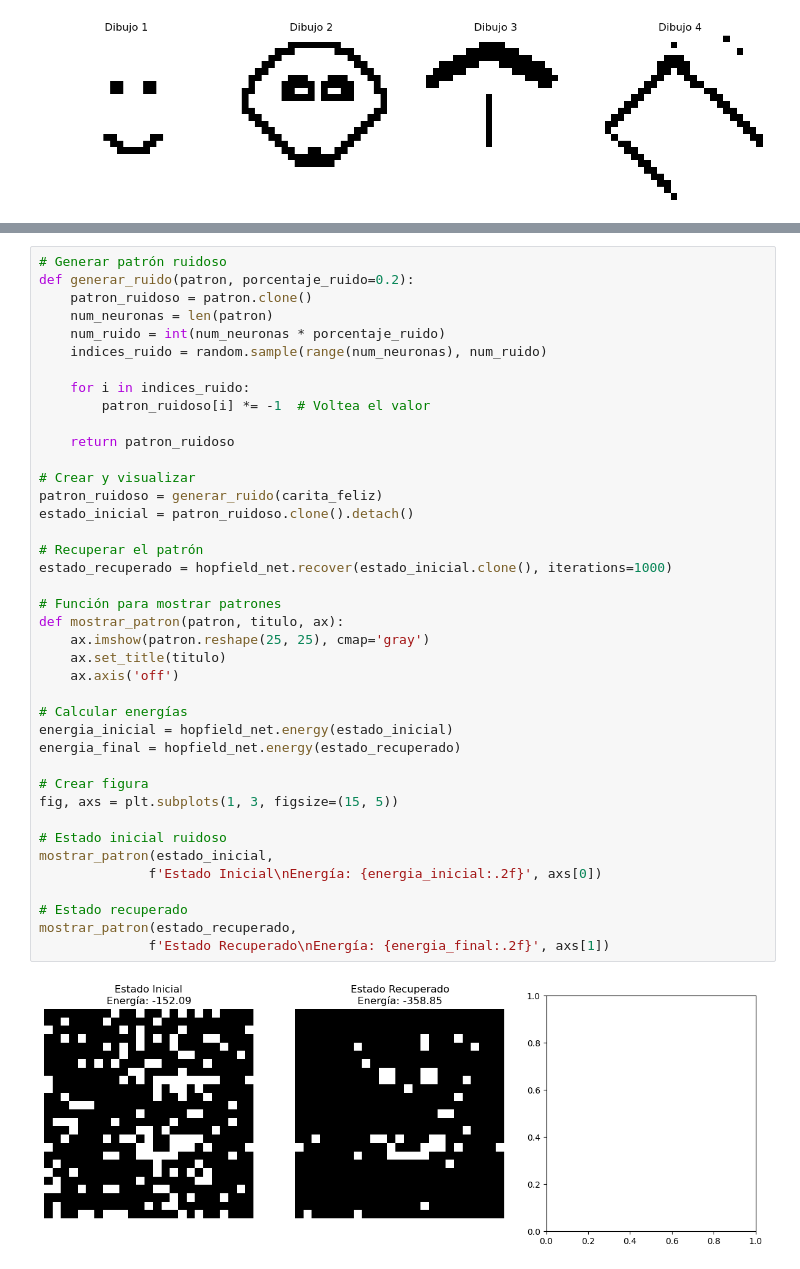
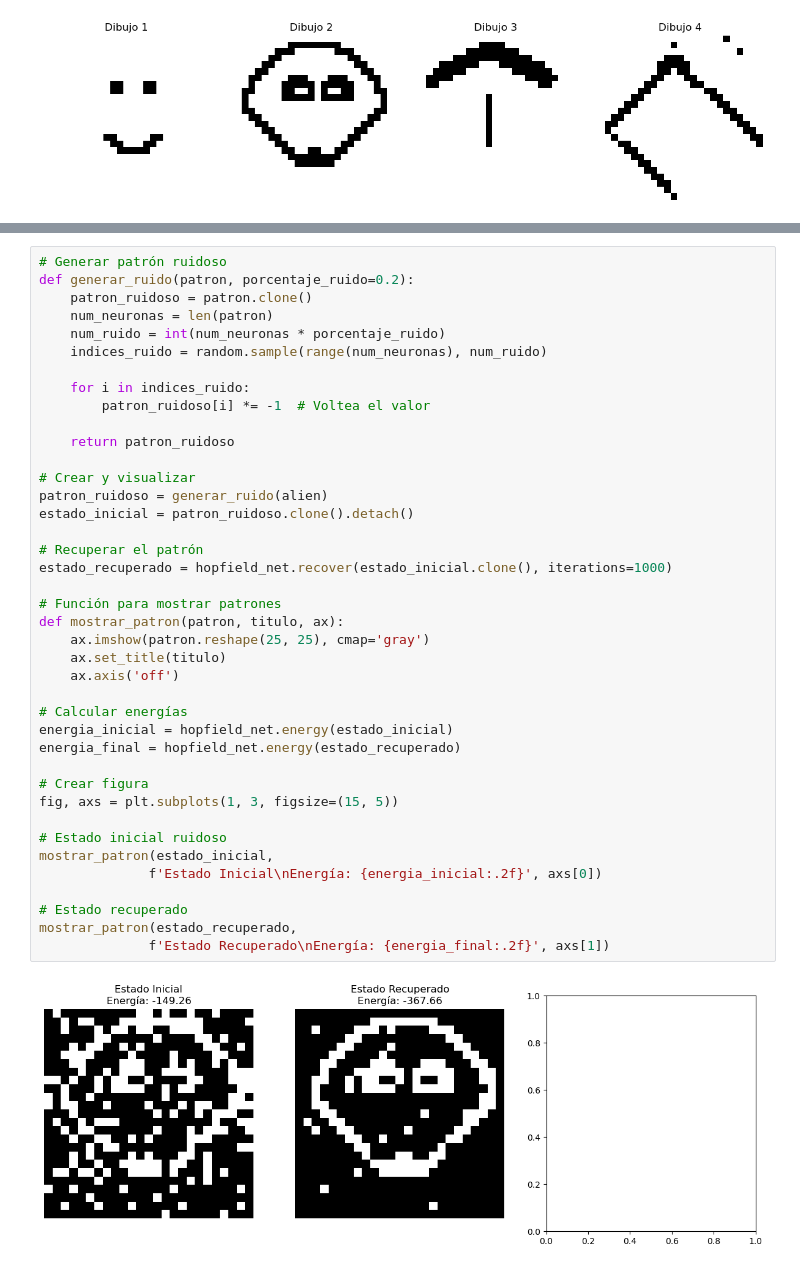
Before and after one commit to luisjosuecortes/Hopfield-neural-networks, a Jupyter notebook: RedesDeHopfield.ipynb, the cells around one changed output, grey strips where cells are left out. Cells and saved outputs as stored; diff of their text form.

```diff
--- a/RedesDeHopfield.ipynb
+++ b/RedesDeHopfield.ipynb
@@ -333,32 +333,32 @@ def generar_ruido(patron, porcentaje_ruido=0.2):
 
     return patron_ruidoso
 
 # Crear y visualizar
-patron_ruidoso = generar_ruido(carita_feliz)
+patron_ruidoso = generar_ruido(alien)
 estado_inicial = patron_ruidoso.clone().detach()
 
 # Recuperar el patrón
 estado_recuperado = hopfield_net.recover(estado_inicial.clone(), iterations=1000)
 
 # Función para mostrar patrones
 def mostrar_patron(patron, titulo, ax):
     ax.imshow(patron.reshape(25, 25), cmap='gray')
     ax.set_title(titulo)
     ax.axis('off')
 
 # Calcular energías
 energia_inicial = hopfield_net.energy(estado_inicial)
 energia_final = hopfield_net.energy(estado_recuperado)
 
 # Crear figura
 fig, axs = plt.subplots(1, 3, figsize=(15, 5))
 
 # Estado inicial ruidoso
 mostrar_patron(estado_inicial,
               f'Estado Inicial\nEnergía: {energia_inicial:.2f}', axs[0])
 
 # Estado recuperado
 mostrar_patron(estado_recuperado,
               f'Estado Recuperado\nEnergía: {energia_final:.2f}', axs[1])
 # %% [output]
-[figure, old version]
+[figure, new version]
```
Also changed, not shown: parts of 1 cell of this notebook.
